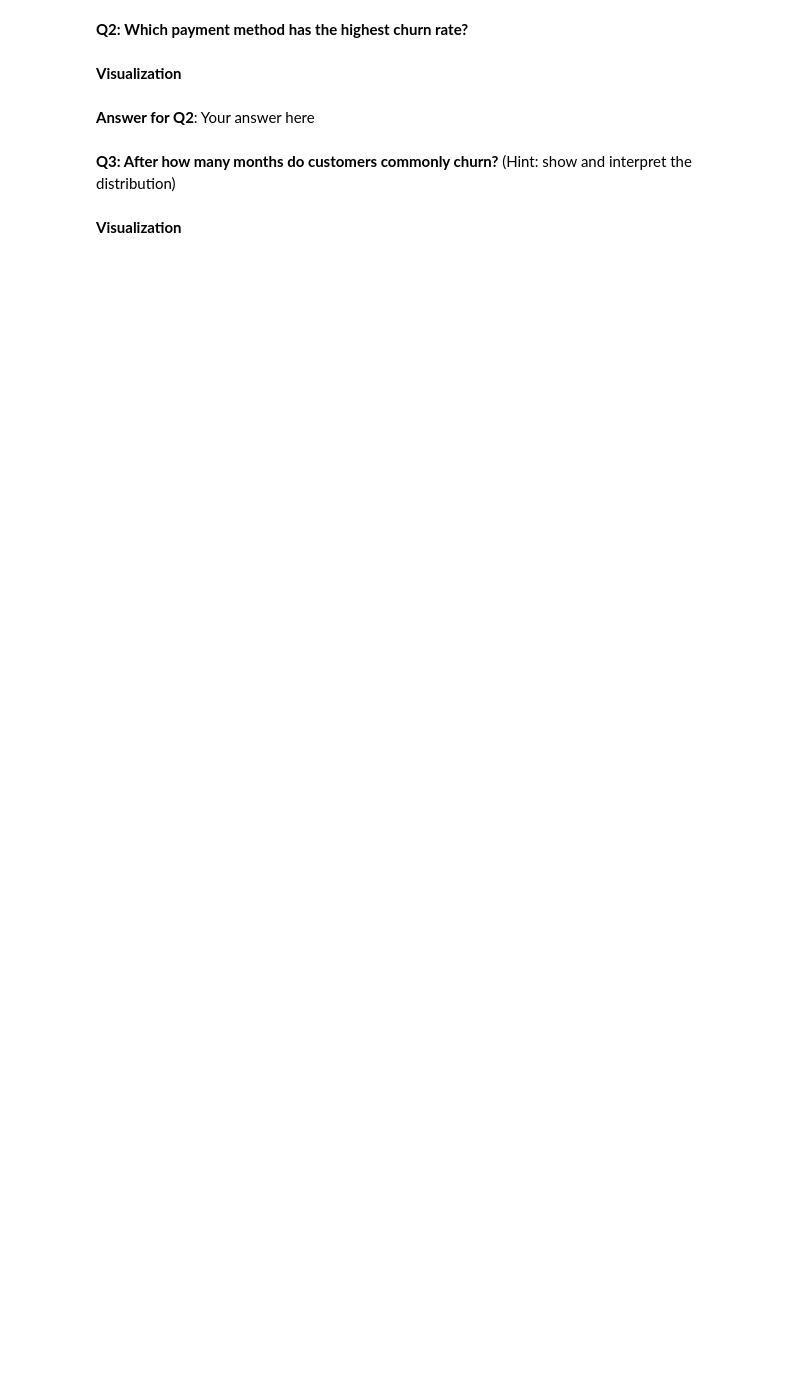
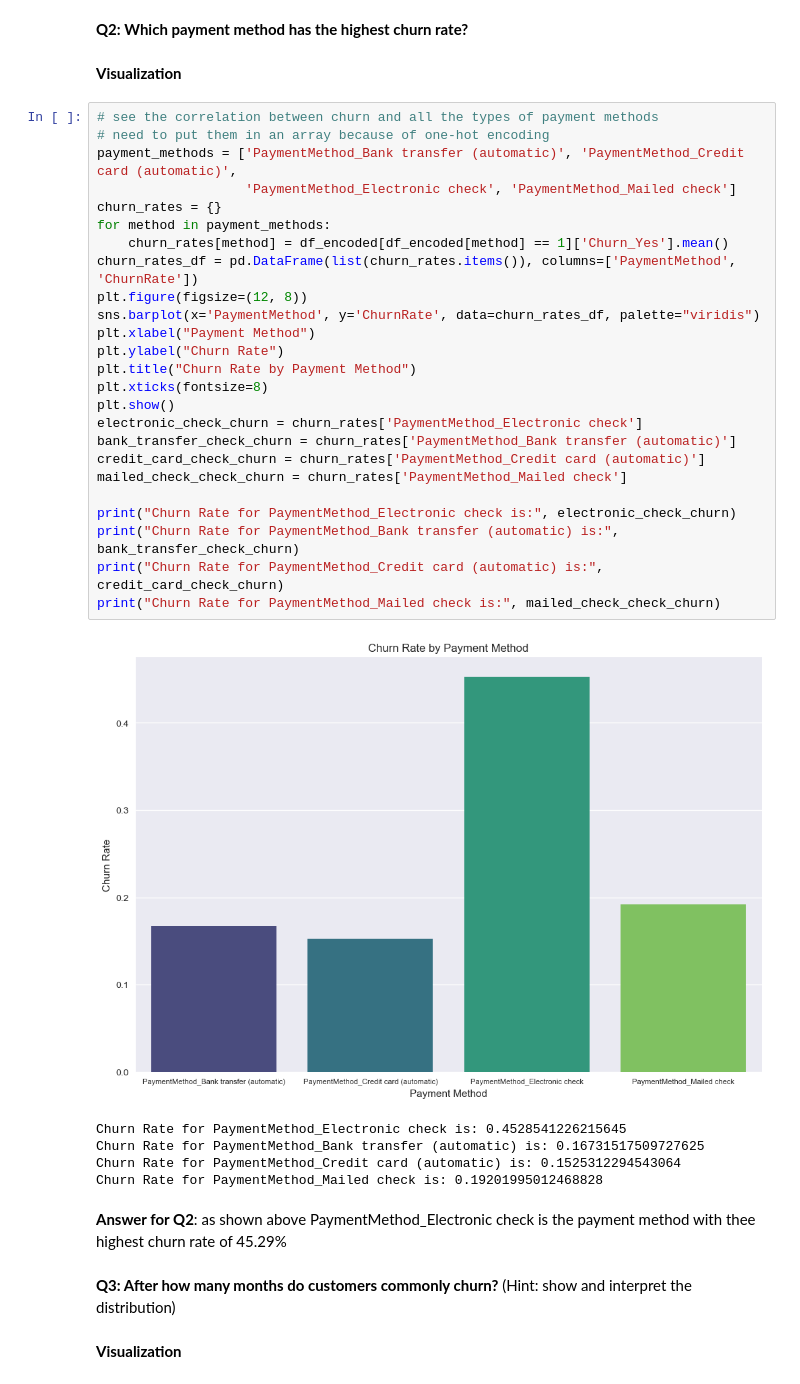
Before and after one commit to IsmailAbb/w24-mini-project-2-ismail-abbas-t08, a Jupyter notebook: Classification_Mini-Project.ipynb, the cells around one changed output. Saved outputs shown, nothing was run; the diff lists cells and outputs as text; blank space fills up the shorter version.

```diff
--- a/Classification_Mini-Project.ipynb
+++ b/Classification_Mini-Project.ipynb
@@ -96,8 +347,39 @@ df.head()
 **Q2: Which payment method has the highest churn rate?**
 # %% [markdown]
 **Visualization**
-# %% [markdown]
-**Answer for Q2**: Your answer here
+# %%
+# see the correlation between churn and all the types of payment methods
+# need to put them in an array because of one-hot encoding
+payment_methods = ['PaymentMethod_Bank transfer (automatic)', 'PaymentMethod_Credit card (automatic)',
+                   'PaymentMethod_Electronic check', 'PaymentMethod_Mailed check']
+churn_rates = {}
+for method in payment_methods:
+    churn_rates[method] = df_encoded[df_encoded[method] == 1]['Churn_Yes'].mean()
+churn_rates_df = pd.DataFrame(list(churn_rates.items()), columns=['PaymentMethod', 'ChurnRate'])
+plt.figure(figsize=(12, 8))
+sns.barplot(x='PaymentMethod', y='ChurnRate', data=churn_rates_df, palette="viridis")
+plt.xlabel("Payment Method")
+plt.ylabel("Churn Rate")
+plt.title("Churn Rate by Payment Method")
+plt.xticks(fontsize=8)
+plt.show()
+electronic_check_churn = churn_rates['PaymentMethod_Electronic check']
+bank_transfer_check_churn = churn_rates['PaymentMethod_Bank transfer (automatic)']
+credit_card_check_churn = churn_rates['PaymentMethod_Credit card (automatic)']
+mailed_check_check_churn = churn_rates['PaymentMethod_Mailed check']
+
+print("Churn Rate for PaymentMethod_Electronic check is:", electronic_check_churn)
+print("Churn Rate for PaymentMethod_Bank transfer (automatic) is:", bank_transfer_check_churn)
+print("Churn Rate for PaymentMethod_Credit card (automatic) is:", credit_card_check_churn)
+print("Churn Rate for PaymentMethod_Mailed check is:", mailed_check_check_churn)
+# %% [output]
+[figure, added]
+Churn Rate for PaymentMethod_Electronic check is: 0.4528541226215645
+Churn Rate for PaymentMethod_Bank transfer (automatic) is: 0.16731517509727625
+Churn Rate for PaymentMethod_Credit card (automatic) is: 0.1525312294543064
+Churn Rate for PaymentMethod_Mailed check is: 0.19201995012468828
+# %% [markdown]
+**Answer for Q2**: as shown above PaymentMethod_Electronic check is the payment method with thee highest churn rate of 45.29%
 # %% [markdown]
 **Q3: After how many months do customers commonly churn?** (Hint: show and interpret the distribution)
 # %% [markdown]
```
Also changed, not shown: parts of 22 cells of this notebook.
